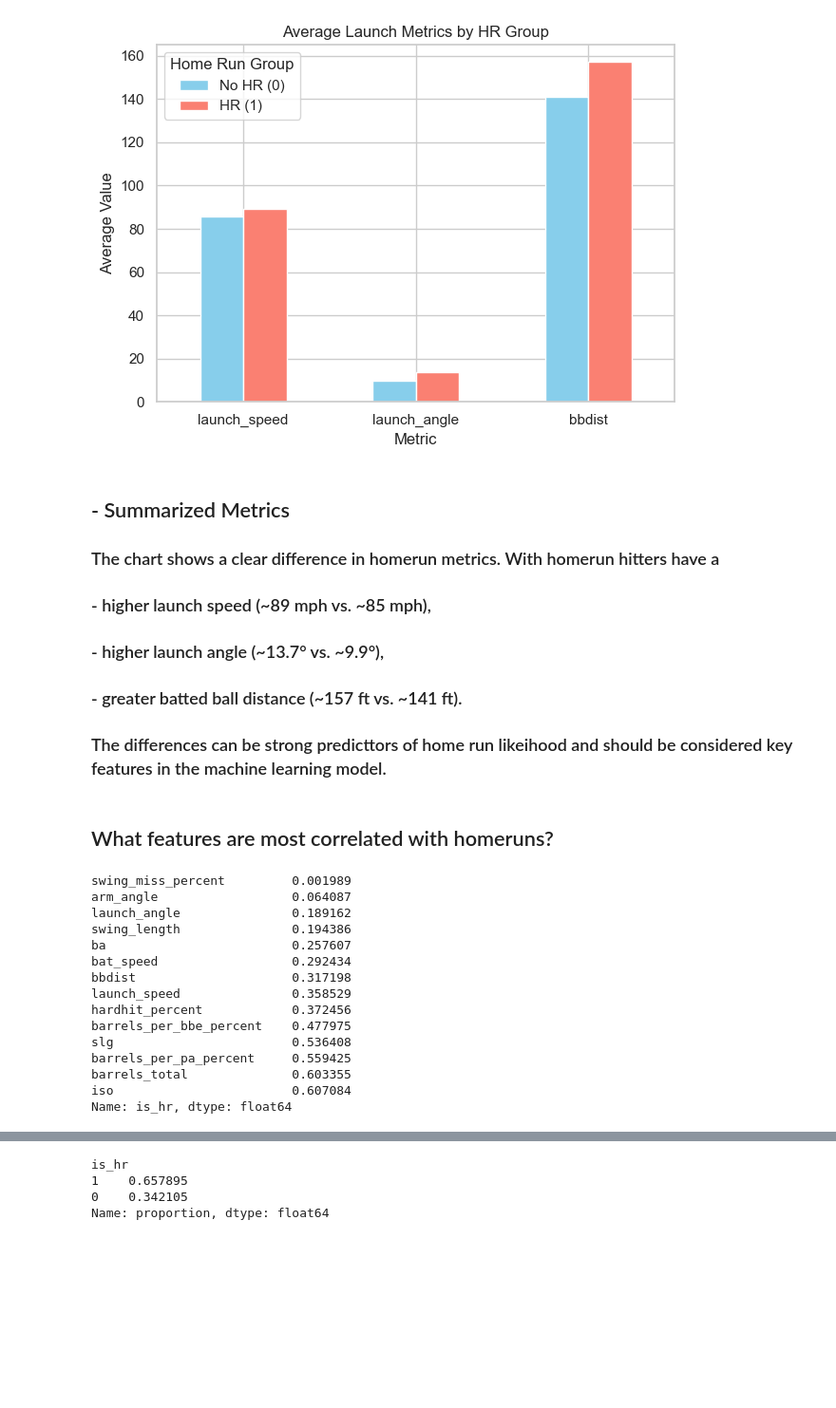
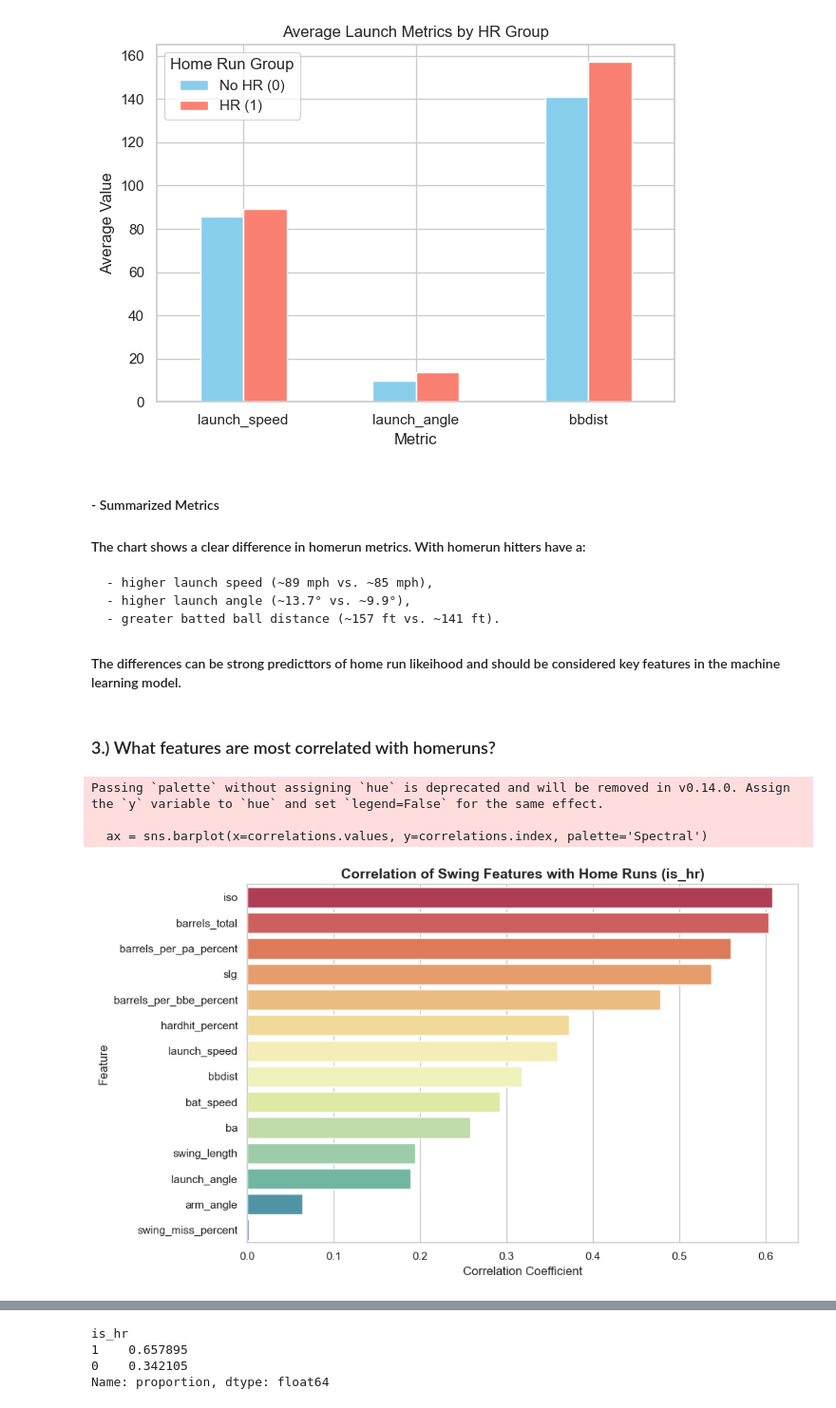
Before and after one commit to meganclapinski25/mlb-hr-prediction, a Jupyter notebook: notebooks/01_exploratory_analysis.ipynb, the cells around one changed output, grey strips where cells are left out. Shown at 95% size. Cells and saved outputs as stored; diff of their text form; code cells hidden in the pictures; blank space fills up the shorter version.

```diff
--- a/notebooks/01_exploratory_analysis.ipynb
+++ b/notebooks/01_exploratory_analysis.ipynb
@@ -291,16 +313,16 @@ plt.show()
 # %% [output]
 [figure]
 # %% [markdown]
-## - Summarized Metrics
+#### - Summarized Metrics
 
-### The chart shows a clear difference in homerun metrics. With homerun hitters have a
-### - higher launch speed (~89 mph vs. ~85 mph),
-### - higher launch angle (~13.7° vs. ~9.9°),
-### - greater batted ball distance (~157 ft vs. ~141 ft).
+#### The chart shows a clear difference in homerun metrics. With homerun hitters have a:
+    - higher launch speed (~89 mph vs. ~85 mph),
+    - higher launch angle (~13.7° vs. ~9.9°),
+    - greater batted ball distance (~157 ft vs. ~141 ft).
 
-### The differences can be strong predicttors of home run likeihood and should be considered key features in the machine learning model.
+#### The differences can be strong predicttors of home run likeihood and should be considered key features in the machine learning model.
 # %% [markdown]
-## What features are most correlated with homeruns?
+### 3.) What features are most correlated with homeruns?
 # %%
 swing_features = [
     'launch_speed',
@@ -319,21 +341,22 @@ swing_features = [
     'iso',
 
 ]
-df[swing_features + ['is_hr']].corr()['is_hr'].drop('is_hr').sort_values()
+correlations = df[swing_features + ['is_hr']].corr()['is_hr'].drop('is_hr').sort_values(ascending=False)
-# %% [output]
-swing_miss_percent         0.001989
-arm_angle                  0.064087
-launch_angle               0.189162
-swing_length               0.194386
-ba                         0.257607
-bat_speed                  0.292434
-bbdist                     0.317198
-launch_speed               0.358529
-hardhit_percent            0.372456
-barrels_per_bbe_percent    0.477975
-slg                        0.536408
-barrels_per_pa_percent     0.559425
-barrels_total              0.603355
-iso                        0.607084
-Name: is_hr, dtype: float64
+# %%
+plt.figure(figsize=(10, 6))
+ax = sns.barplot(x=correlations.values, y=correlations.index, palette='Spectral')
+
+
+
+# Titles and labels
+plt.title('Correlation of Swing Features with Home Runs (is_hr)', fontsize=14, fontweight='bold')
+plt.xlabel('Correlation Coefficient')
+plt.ylabel('Feature')
+plt.tight_layout()
+plt.show()
+# %% [output]
+Passing `palette` without assigning `hue` is deprecated and will be removed in v0.14.0. Assign the `y` variable to `hue` and set `legend=False` for the same effect.
+
+  ax = sns.barplot(x=correlations.values, y=correlations.index, palette='Spectral')
+[figure, added]
 # %% [markdown]
```
Also changed, not shown: parts of 18 cells of this notebook.
